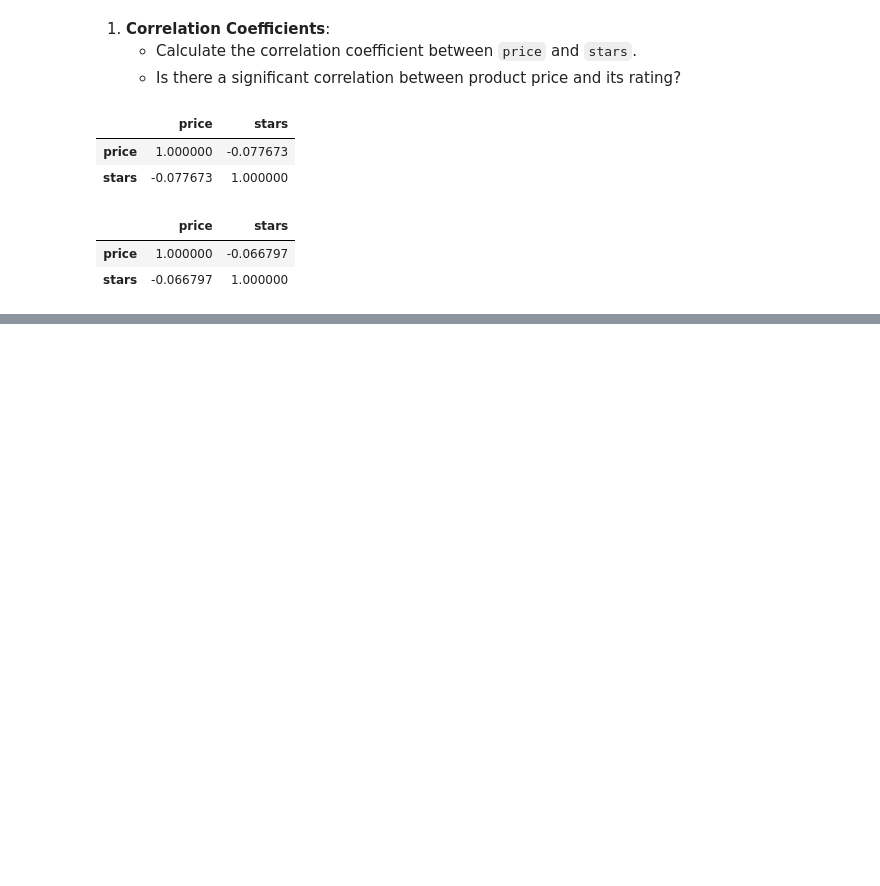
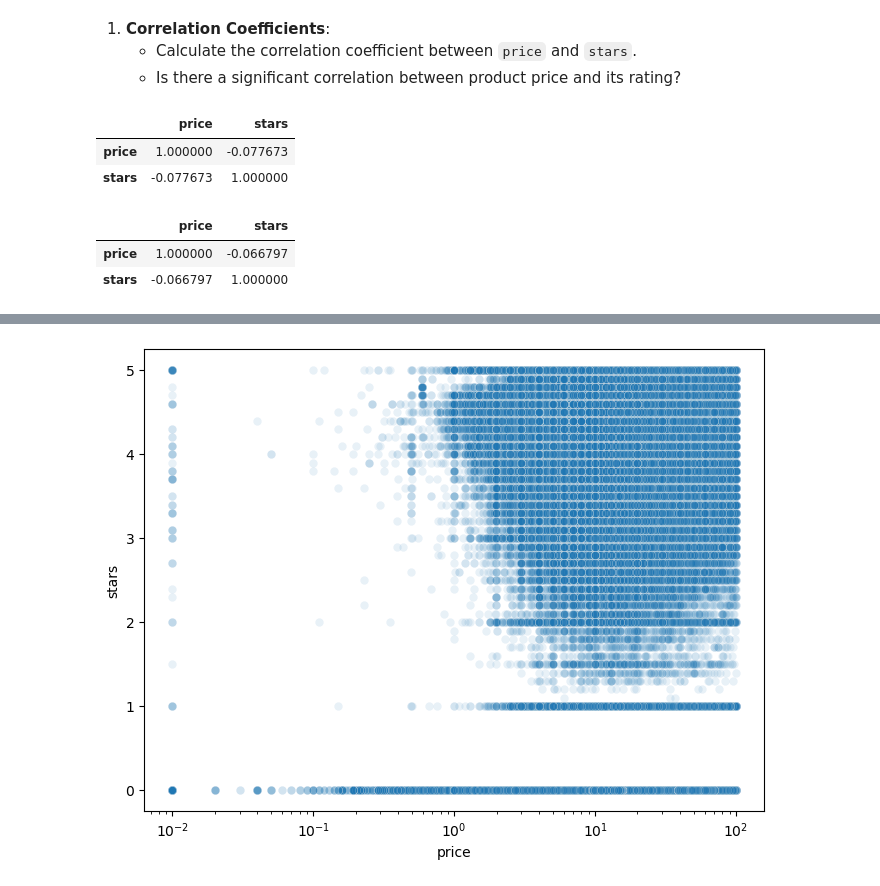
Before and after one commit to vitorferraz19/lab-eda-bivariate, a Jupyter notebook: main.ipynb, the cells around one changed output, grey strips where cells are left out. Saved outputs shown, nothing was run; the diff lists cells and outputs as text; code cells hidden in the pictures; blank space fills up the shorter version.

```diff
--- a/main.ipynb
+++ b/main.ipynb
@@ -557,0 +565,9 @@ df_outliers_removed[['price', 'stars']].corr(method='spearman')
+# %%
+df_outliers_removed_sample = df_outliers_removed.sample(2000)
+
+plt.figure(figsize=(8,6))
+sns.scatterplot(data=df_outliers_removed, x='price', y='stars', alpha=0.1)
+plt.xscale('log')
+plt.show()
+# %% [output]
+[figure, added]
```
Also changed, not shown: parts of 7 cells of this notebook.
